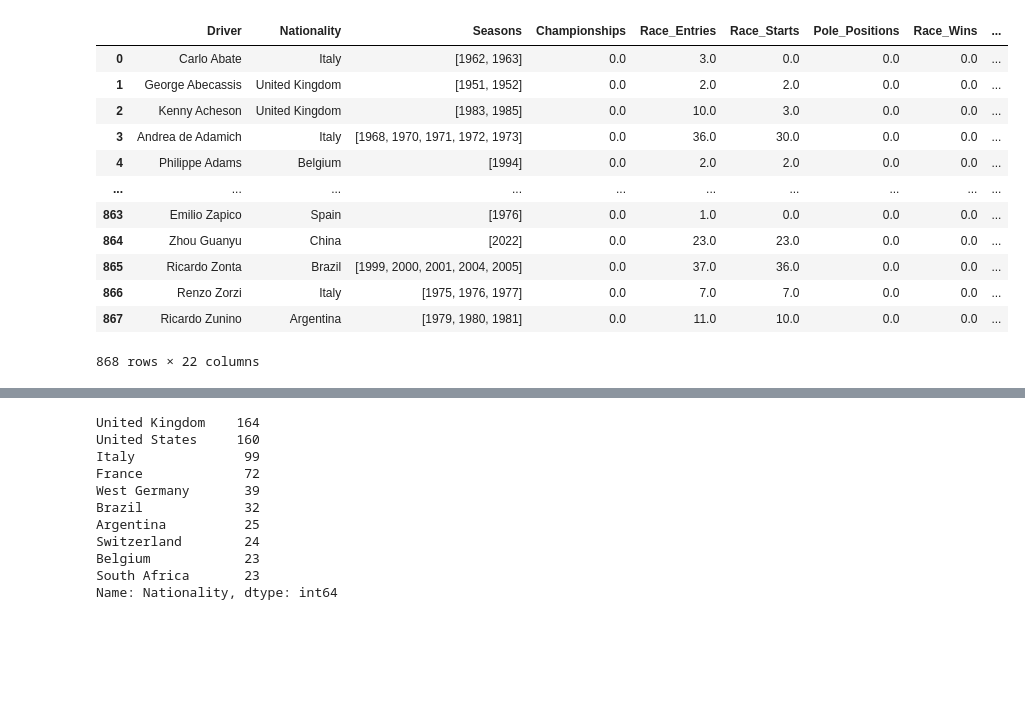
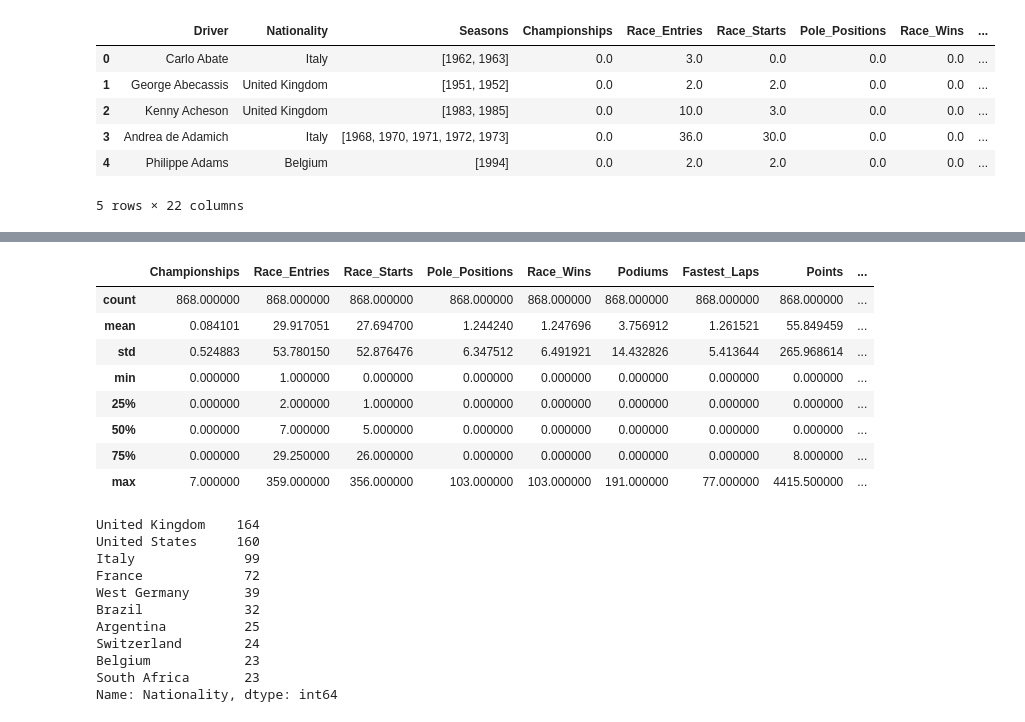
Before and after one commit to BriAnWuu/Kaggle_F1, a Jupyter notebook: F1Drivers.ipynb, the cells around one changed output, grey strips where cells are left out. Saved outputs shown, nothing was run; the diff lists cells and outputs as text; code cells hidden in the pictures; blank space fills up the shorter version.

```diff
--- a/F1Drivers.ipynb
+++ b/F1Drivers.ipynb
@@ -4,21 +5,15 @@ import numpy as np
 import matplotlib.pyplot as plt
 # %%
 df = pd.read_csv('F1DriversDataset.csv')
-df
+df.head()
 # %% [output]
 |  | Driver | Nationality | Seasons | Championships | Race_Entries | Race_Starts | Pole_Positions | Race_Wins | ... |
 | 0 | Carlo Abate | Italy | [1962, 1963] | 0.0 | 3.0 | 0.0 | 0.0 | 0.0 | ... |
 | 1 | George Abecassis | United Kingdom | [1951, 1952] | 0.0 | 2.0 | 2.0 | 0.0 | 0.0 | ... |
 | 2 | Kenny Acheson | United Kingdom | [1983, 1985] | 0.0 | 10.0 | 3.0 | 0.0 | 0.0 | ... |
 | 3 | Andrea de Adamich | Italy | [1968, 1970, 1971, 1972, 1973] | 0.0 | 36.0 | 30.0 | 0.0 | 0.0 | ... |
 | 4 | Philippe Adams | Belgium | [1994] | 0.0 | 2.0 | 2.0 | 0.0 | 0.0 | ... |
-| ... | ... | ... | ... | ... | ... | ... | ... | ... | ... |
-| 863 | Emilio Zapico | Spain | [1976] | 0.0 | 1.0 | 0.0 | 0.0 | 0.0 | ... |
-| 864 | Zhou Guanyu | China | [2022] | 0.0 | 23.0 | 23.0 | 0.0 | 0.0 | ... |
-| 865 | Ricardo Zonta | Brazil | [1999, 2000, 2001, 2004, 2005] | 0.0 | 37.0 | 36.0 | 0.0 | 0.0 | ... |
-| 866 | Renzo Zorzi | Italy | [1975, 1976, 1977] | 0.0 | 7.0 | 7.0 | 0.0 | 0.0 | ... |
-| 867 | Ricardo Zunino | Argentina | [1979, 1980, 1981] | 0.0 | 11.0 | 10.0 | 0.0 | 0.0 | ... |
-868 rows × 22 columns
+5 rows × 22 columns
 # %%
 df.info()
 # %% [output]
@@ -39,6 +34,18 @@ Data columns (total 22 columns):
  21  Champion            868 non-null    bool
 dtypes: bool(2), float64(14), int64(2), object(4)
 memory usage: 137.4+ KB
+# %%
+df.describe()
+# %% [output]
+|  | Championships | Race_Entries | Race_Starts | Pole_Positions | Race_Wins | Podiums | Fastest_Laps | Points | ... |
+| count | 868.000000 | 868.000000 | 868.000000 | 868.000000 | 868.000000 | 868.000000 | 868.000000 | 868.000000 | ... |
+| mean | 0.084101 | 29.917051 | 27.694700 | 1.244240 | 1.247696 | 3.756912 | 1.261521 | 55.849459 | ... |
+| std | 0.524883 | 53.780150 | 52.876476 | 6.347512 | 6.491921 | 14.432826 | 5.413644 | 265.968614 | ... |
+| min | 0.000000 | 1.000000 | 0.000000 | 0.000000 | 0.000000 | 0.000000 | 0.000000 | 0.000000 | ... |
+| 25% | 0.000000 | 2.000000 | 1.000000 | 0.000000 | 0.000000 | 0.000000 | 0.000000 | 0.000000 | ... |
+| 50% | 0.000000 | 7.000000 | 5.000000 | 0.000000 | 0.000000 | 0.000000 | 0.000000 | 0.000000 | ... |
+| 75% | 0.000000 | 29.250000 | 26.000000 | 0.000000 | 0.000000 | 0.000000 | 0.000000 | 8.000000 | ... |
+| max | 7.000000 | 359.000000 | 356.000000 | 103.000000 | 103.000000 | 191.000000 | 77.000000 | 4415.500000 | ... |
 # %%
 # countries represented
 df.Nationality.value_counts().head(10)
```
Also changed, not shown: parts of 6 cells of this notebook.
